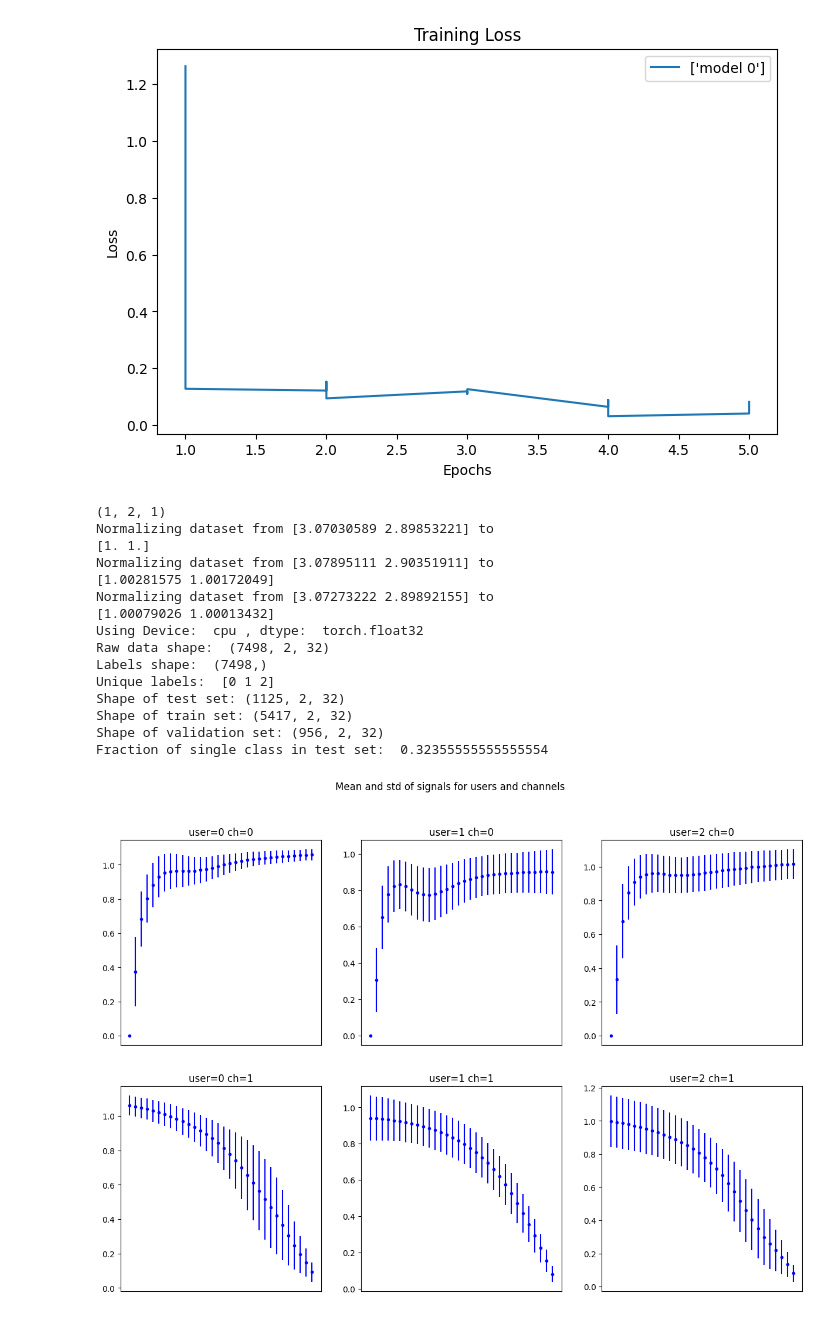
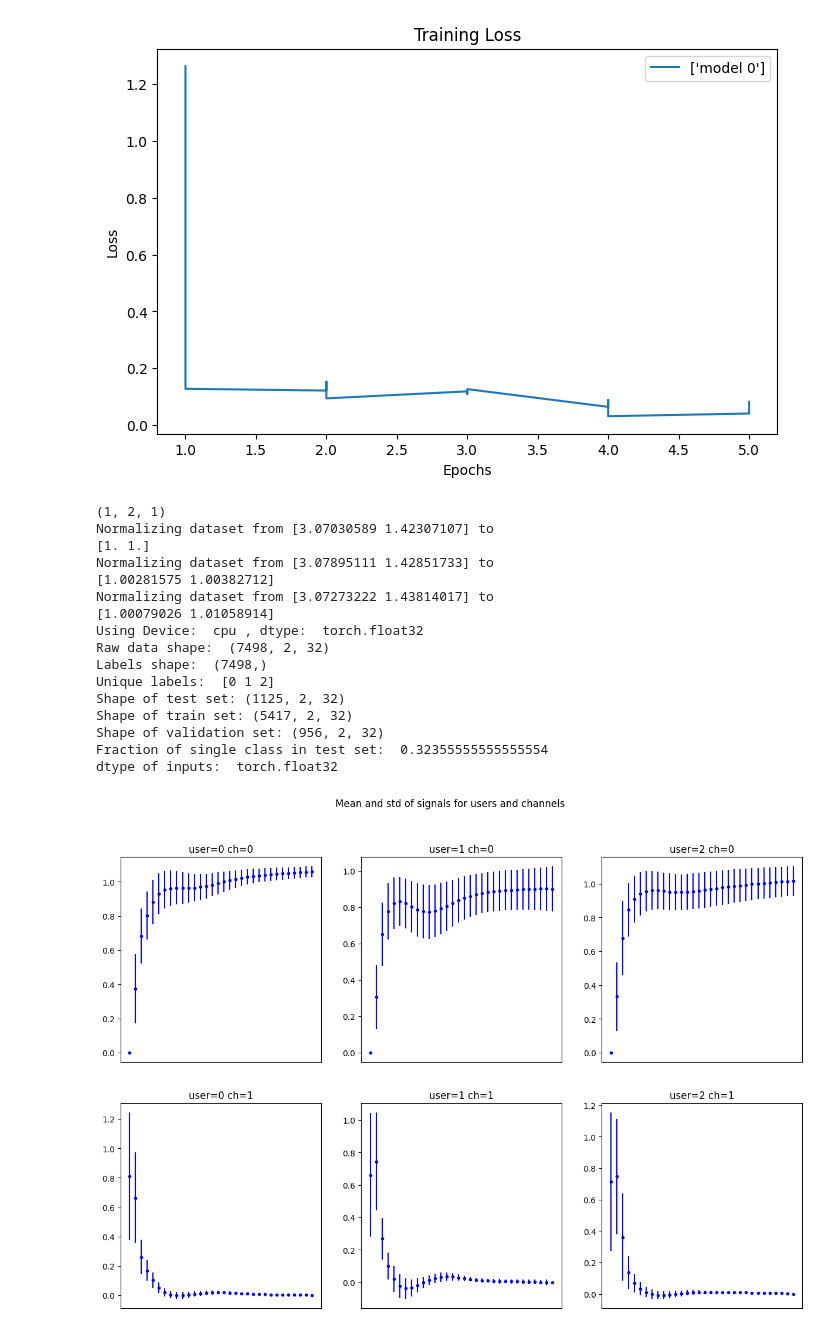
Before and after one commit to GuiMacielPereira/sensor_ML, a Jupyter notebook: data_processing/serious_pytorch.sync.ipynb, the cells around one changed output. Cells and saved outputs as stored; diff of their text form; code cells hidden in the pictures.

```diff
--- a/data_processing/serious_pytorch.sync.ipynb
+++ b/data_processing/serious_pytorch.sync.ipynb
@@ -151,29 +119,31 @@ Accuracy of test set of best model (idx=0): 96.9%
 [figure]
 [figure]
 # %%
+from core_functions import SensorSignals
+from networks import CNN_Simple, CNN_Dense
 # Look into using triggers and releases in two separate channels
-E = SensorSignals("./second_collection_triggs_rels_32.npz", triggers=True, releases=True)
+E = SensorSignals("./second_collection_triggs_rels_32.npz", triggers=True, releases=False, transforms=True)
 E.split_data()
 E.norm_X()
-# E.resample_channels()
 E.setup_tensors()
 E.print_shapes()
 E.plot_data()
 # %% [output]
 (1, 2, 1)
-Normalizing dataset from [3.07030589 2.89853221] to
+Normalizing dataset from [3.07030589 1.42307107] to
 [1. 1.]
-Normalizing dataset from [3.07895111 2.90351911] to
-[1.00281575 1.00172049]
-Normalizing dataset from [3.07273222 2.89892155] to
-[1.00079026 1.00013432]
+Normalizing dataset from [3.07895111 1.42851733] to
+[1.00281575 1.00382712]
+Normalizing dataset from [3.07273222 1.43814017] to
+[1.00079026 1.01058914]
 Using Device:  cpu , dtype:  torch.float32
 Raw data shape:  (7498, 2, 32)
 Labels shape:  (7498,)
 Unique labels:  [0 1 2]
 Shape of test set: (1125, 2, 32)
 Shape of train set: (5417, 2, 32)
 Shape of validation set: (956, 2, 32)
 Fraction of single class in test set:  0.32355555555555554
+dtype of inputs:  torch.float32
-[figure, old version]
+[figure, new version]
 # %%
```
Also changed, not shown: parts of 11 cells of this notebook, 4 other files.
